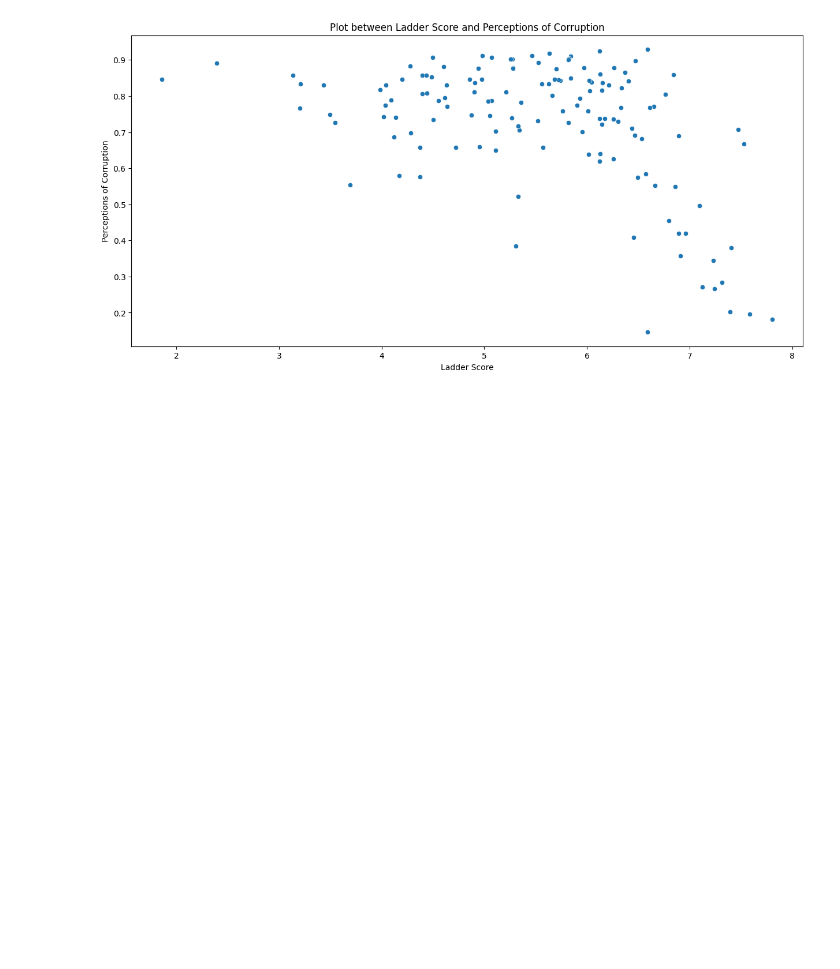
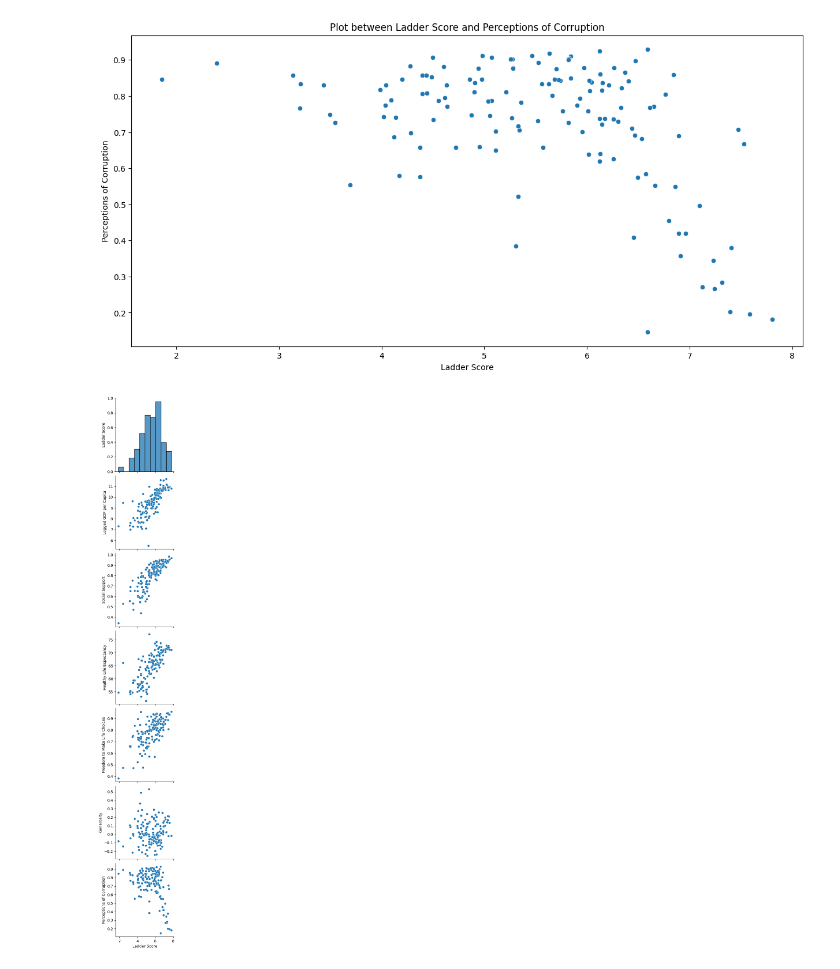
Before and after one commit to hasatsrnkn/World-Happiness-2023-Data-Analysis, a Jupyter notebook: code/main.ipynb, the cells around one changed output. Saved outputs shown, nothing was run; the diff lists cells and outputs as text; code cells hidden in the pictures; blank space fills up the shorter version.

Commit message:
corruption added

```diff
--- a/code/main.ipynb
+++ b/code/main.ipynb
@@ -194,3 +194,14 @@ scatterSpotFunction('Ladder Score', 'Generosity')
 scatterSpotFunction('Ladder Score', 'Perceptions of Corruption')
 # %% [output]
 [figure]
+# %%
+e_data = data.copy()
+e_data = e_data.set_index('Country Name')                # Change index in DataFrame
+e_data = e_data.loc[:,'Ladder Score':'Dystopia + Residual']
+# %%
+# seaborn
+sns.pairplot(e_data, x_vars = ['Ladder Score'], y_vars=['Ladder Score', 'Logged GDP per Capita', 'Social Support', 'Healthy Life Expectancy',
+           'Freedom to Make Life Choices', 'Generosity', 'Perceptions of Corruption'], height=3)
+plt.show()
+# %% [output]
+[figure, added]
```
Also changed, not shown: parts of 1 cell of this notebook.
